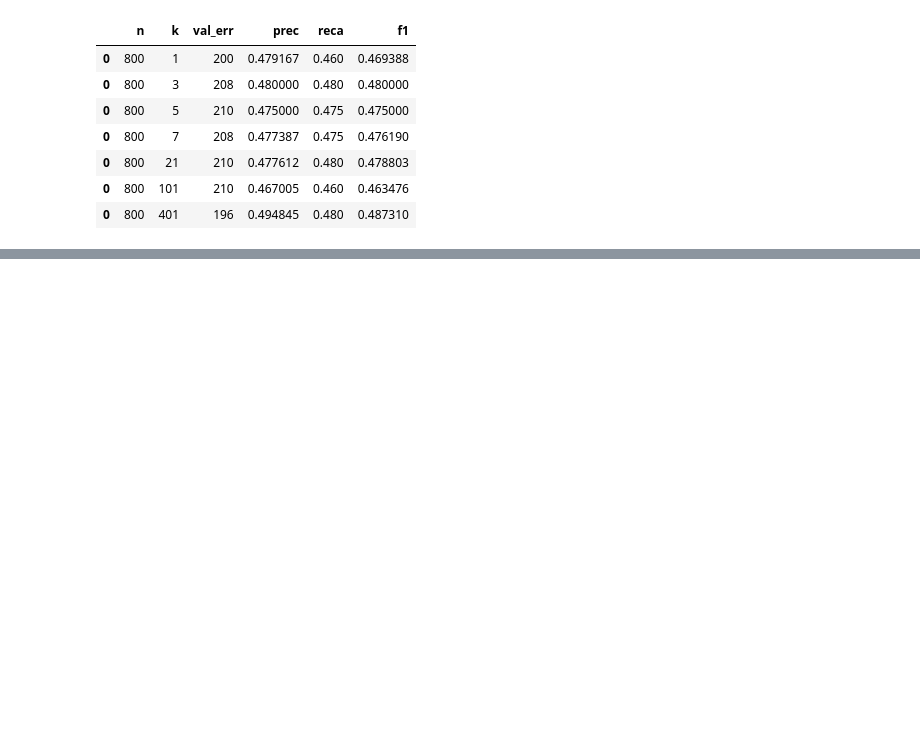
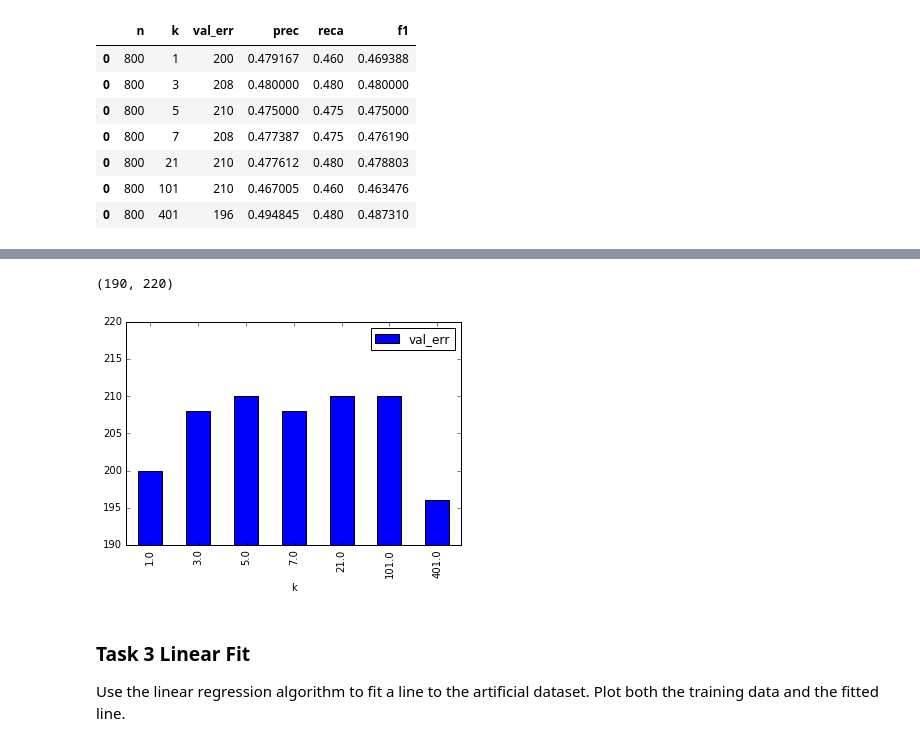
Before and after one commit to abadila/ece521_assignment, a Jupyter notebook: Assignment_1.ipynb, the cells around one changed output, grey strips where cells are left out. Drawn from its saved outputs; the diff is of its cells as text; code cells hidden in the pictures; blank space fills up the shorter version.

```diff
--- a/Assignment_1.ipynb
+++ b/Assignment_1.ipynb
@@ -128,3 +104,12 @@ df_task2
+# %%
+pp = df_task2.plot(kind='bar', x = 'k', y = 'val_err')
+pp.set_ylim(190,220)
+# %% [output]
+(190, 220)
+[figure, added]
+# %% [markdown]
+### Task 3 Linear Fit
+Use the linear regression algorithm to fit a line to the artificial dataset. Plot both the training data and the fitted line.
 # %%
 import numpy as np
 import matplotlib.pyplot as plt
```
Also changed, not shown: parts of 42 cells of this notebook.
